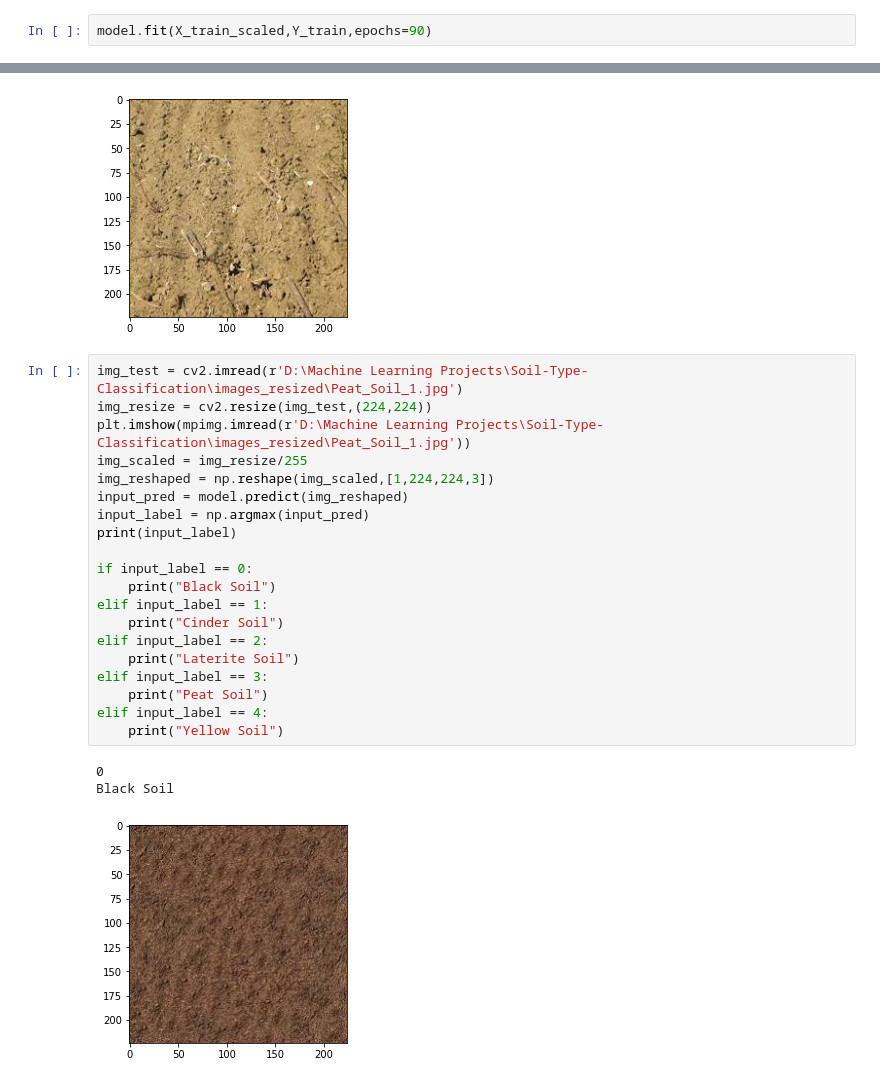
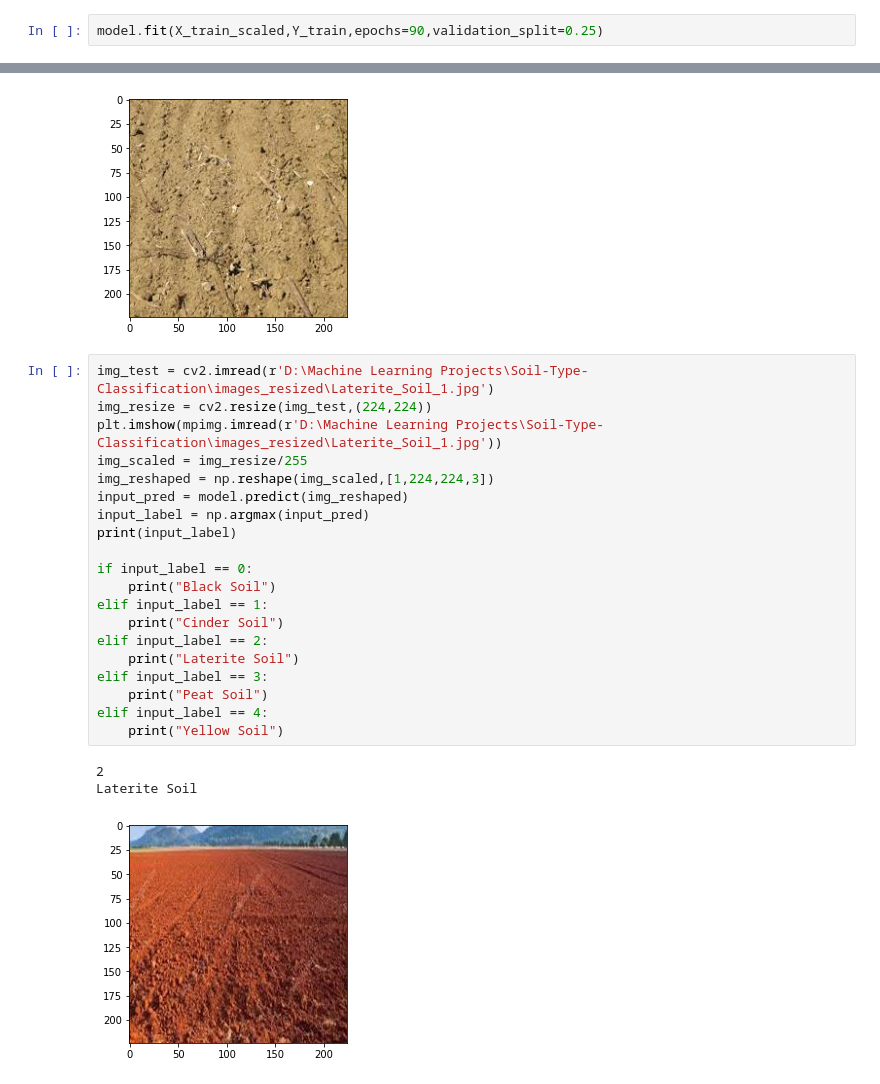
Before and after one commit to souvik0306/Soil-Type-Classification, a Jupyter notebook: soil.ipynb, the cells around one changed output, grey strips where cells are left out. Cells and saved outputs as stored; diff of their text form.

```diff
--- a/soil.ipynb
+++ b/soil.ipynb
@@ -191,6 +191,6 @@ model.compile(
     metrics = ['acc']
 )
 # %%
-model.fit(X_train_scaled,Y_train,epochs=90)
+model.fit(X_train_scaled,Y_train,epochs=90,validation_split=0.25)
 # %% [output]
 Epoch 1/90
@@ -268,26 +268,26 @@ elif input_label == 4:
 Yellow Soil
 [figure]
 # %%
-img_test = cv2.imread(r'D:\Machine Learning Projects\Soil-Type-Classification\images_resized\Peat_Soil_1.jpg')
+img_test = cv2.imread(r'D:\Machine Learning Projects\Soil-Type-Classification\images_resized\Laterite_Soil_1.jpg')
 img_resize = cv2.resize(img_test,(224,224))
-plt.imshow(mpimg.imread(r'D:\Machine Learning Projects\Soil-Type-Classification\images_resized\Peat_Soil_1.jpg'))
+plt.imshow(mpimg.imread(r'D:\Machine Learning Projects\Soil-Type-Classification\images_resized\Laterite_Soil_1.jpg'))
 img_scaled = img_resize/255
 img_reshaped = np.reshape(img_scaled,[1,224,224,3])
 input_pred = model.predict(img_reshaped)
 input_label = np.argmax(input_pred)
 print(input_label)
 
 if input_label == 0:
     print("Black Soil")
 elif input_label == 1:
     print("Cinder Soil")
 elif input_label == 2:
     print("Laterite Soil")
 elif input_label == 3:
     print("Peat Soil")
 elif input_label == 4:
     print("Yellow Soil")
 # %% [output]
-0
-Black Soil
+2
+Laterite Soil
-[figure, old version]
+[figure, new version]
```
Also changed, not shown: parts of 4 cells of this notebook.
